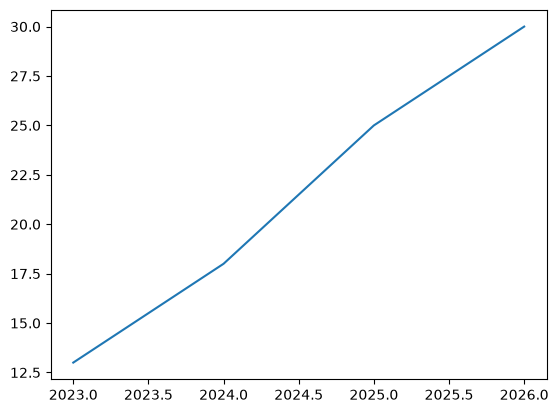
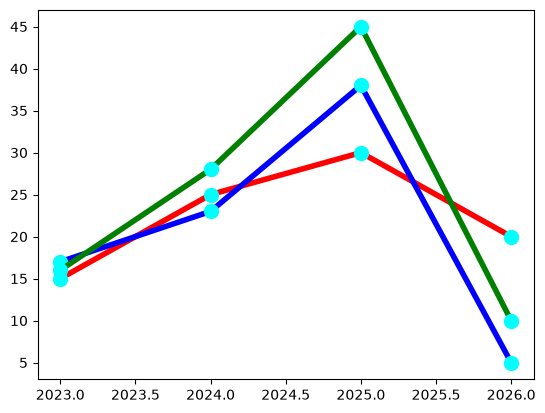
The change to this notebook cell's code, shown as a diff; its figure went from the first image to the second:
--- before
+++ after
@@ -1,5 +1,30 @@
 x = np.array([2023,2024,2025,2026,])
-y = np.array([13,18,25,30])
+y1 = np.array([15,25,30,20])
+y2=np.array([17,23,38,5])
+y3 = np.array([16,28,45,10])
 
-plt.plot(x,y)
+# plt.plot(x,y1,
+#                 marker = '.',
+#                 markersize=20,
+#                 markerfacecolor='cyan',
+#                 markeredgecolor='cyan',
+#                 inestyle='solid',
+#                 linewidth=4)
+# plt.plot(x,y2,
+#                 marker = '.',
+#                 markersize=20,
+#                 markerfacecolor='cyan',
+#                 markeredgecolor='cyan',
+#                 linestyle="solid",
+#                 linewidth=4)
+#insted of using multiple time  we can difine it in a dictionary and use whereever we need.
+line_style = dict(marker = '.',
+                  markersize=20,
+                  markerfacecolor='cyan',
+                  markeredgecolor='cyan',
+                  linestyle='solid',
+                  linewidth=4)
+plt.plot(x,y1,color='red', **line_style)
+plt.plot(x,y2,color='blue',**line_style)
+plt.plot(x,y3,color='green',**line_style)
 plt.show()

Commit: Matplotlib label